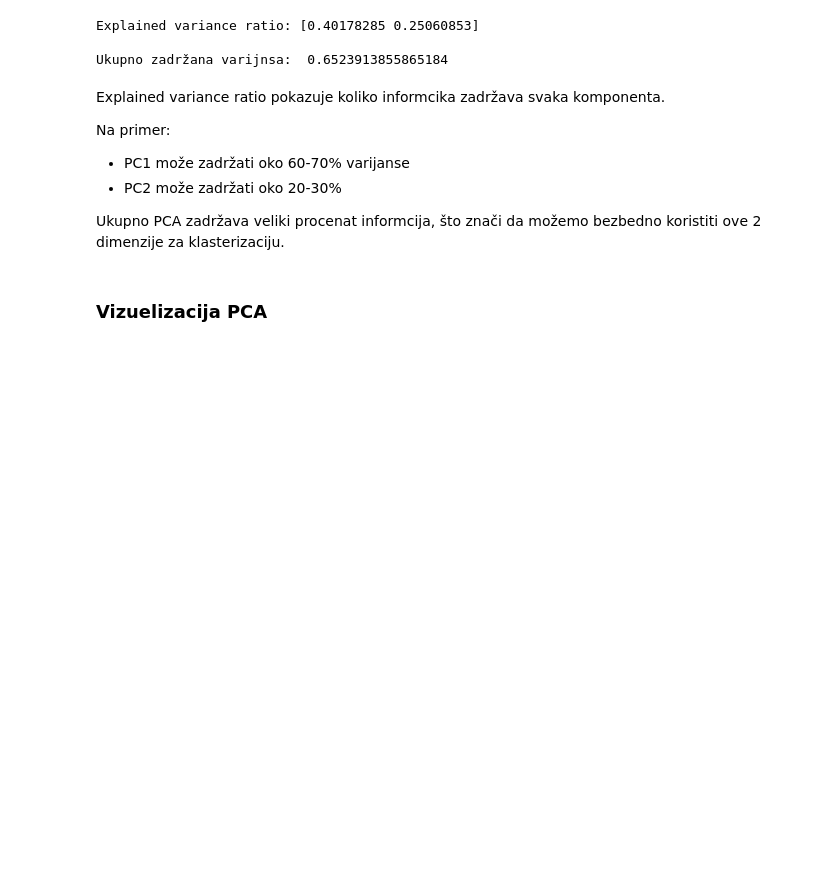
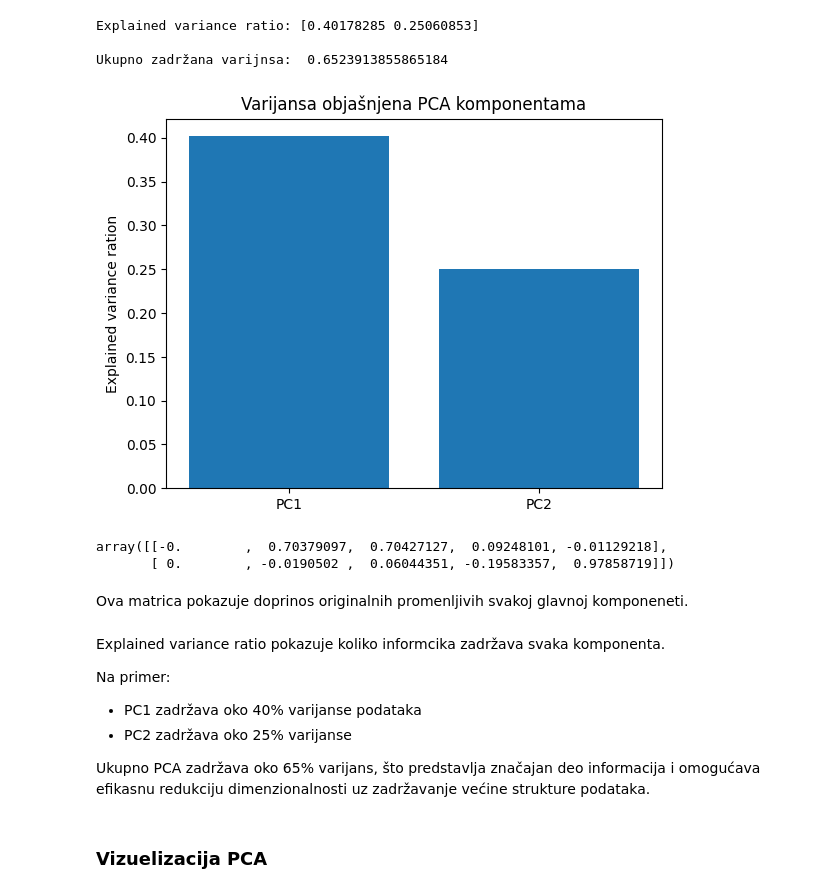
Before and after one commit to MarijaVidovic/MasinkoUcenjeDrugiProjekt, a Jupyter notebook: Online Retail & E-Commerce Dataset.ipynb, the cells around one changed output. Cells and saved outputs as stored; diff of their text form; code cells hidden in the pictures; blank space fills up the shorter version.

```diff
--- a/Online Retail & E-Commerce Dataset.ipynb
+++ b/Online Retail & E-Commerce Dataset.ipynb
@@ -549,14 +640,28 @@ print("Ukupno zadržana varijnsa: ", sum(pca.explained_variance_ratio_))
 Explained variance ratio: [0.40178285 0.25060853]
 
 Ukupno zadržana varijnsa:  0.6523913855865184
+# %%
+plt.bar(["PC1", "PC2"], pca.explained_variance_ratio_)
+plt.title("Varijansa objašnjena PCA komponentama")
+plt.ylabel("Explained variance ration")
+plt.show()
+# %% [output]
+[figure, added]
+# %%
+pca.components_
+# %% [output]
+array([[-0.        ,  0.70379097,  0.70427127,  0.09248101, -0.01129218],
+       [ 0.        , -0.0190502 ,  0.06044351, -0.19583357,  0.97858719]])
+# %% [markdown]
+Ova matrica pokazuje doprinos originalnih promenljivih svakoj glavnoj komponeneti.
 # %% [markdown]
 Explained variance ratio pokazuje koliko informcika zadržava svaka komponenta.
 
 Na primer:
-- PC1 može zadržati oko 60-70% varijanse
-- PC2 može zadržati oko 20-30%
+- PC1 zadržava oko 40% varijanse podataka
+- PC2 zadržava oko 25% varijanse
 
-Ukupno PCA zadržava veliki procenat informcija, što znači da možemo bezbedno koristiti ove 2 dimenzije za klasterizaciju.
+Ukupno PCA zadržava oko 65% varijans, što predstavlja značajan deo informacija i omogućava efikasnu redukciju dimenzionalnosti uz zadržavanje većine strukture podataka.
 # %% [markdown]
 ### Vizuelizacija PCA
 # %%
```
Also changed, not shown: parts of 37 cells of this notebook.
